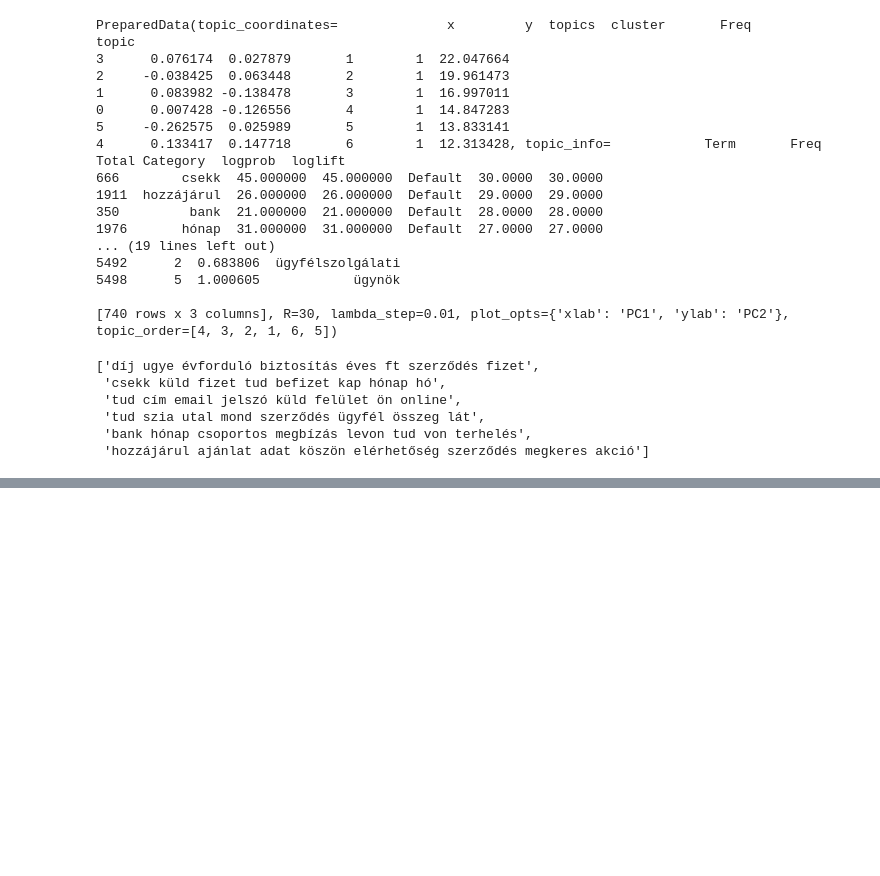
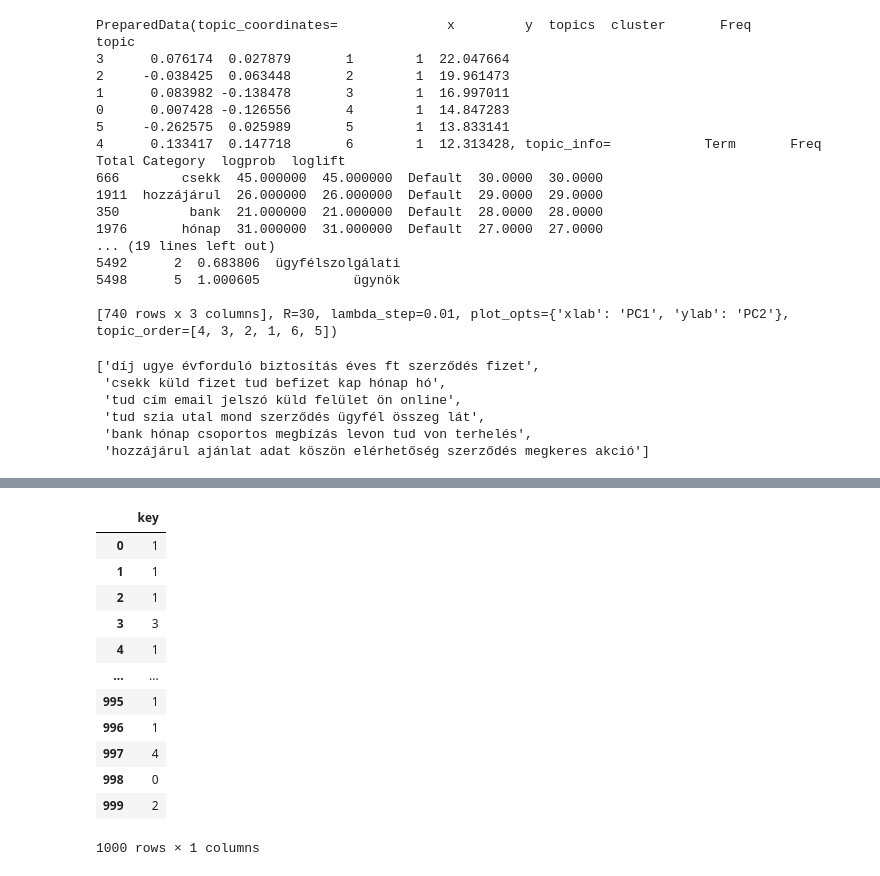
Before and after one commit to poorjanos/CCC-Topic-Modeling, a Jupyter notebook: notebooks/2.1-pj-nmf-1gram.ipynb, the cells around one changed output, grey strips where cells are left out. Cells and saved outputs as stored; diff of their text form; code cells hidden in the pictures; blank space fills up the shorter version.

```diff
--- a/notebooks/2.1-pj-nmf-1gram.ipynb
+++ b/notebooks/2.1-pj-nmf-1gram.ipynb
@@ -66,0 +78,11 @@ show_topics(H1)
+# %%
+tfidf = TfidfVectorizer(analyzer='word', tokenizer=lambda doc: doc, preprocessor = lambda doc: doc, token_pattern=None)
+dtm_tfidf = tfidf.fit_transform(df['tokenized_mults_extr'])
+vocab = np.array(tfidf.get_feature_names())
+
+nmf_tfidf = NMF(init='random', n_components=8, max_iter=100, random_state = 0)
+nmf_tfidf.fit(dtm_tfidf)
+
+pyLDAvis.enable_notebook()
+vis_nmf = pyLDAvis.sklearn.prepare(nmf_tfidf, dtm_tfidf, tfidf)
+vis_nmf
@@ -66,0 +107,5 @@ show_topics(H1)
+# %%
+W1 = nmf_tfidf.fit_transform(dtm_tfidf)
+H1 = nmf_tfidf.components_
+
+show_topics(H1, num_top_words = 8, vocab = vocab)
@@ -66,0 +127,4 @@ show_topics(H1)
+# %%
+W1_clean = W1[:, [0,2,3,6,7]]
+H1_clean = H1[[0,2,3,6,7], :]
+show_topics(H1_clean, num_top_words = 10, vocab = vocab)
@@ -66,0 +146,16 @@ show_topics(H1)
+# %%
+pd.DataFrame(W1_clean.argmax(axis = 1), columns = ['key'])
+# %% [output]
+|  | key |
+| 0 | 1 |
+| 1 | 1 |
+| 2 | 1 |
+| 3 | 3 |
+| 4 | 1 |
+| ... | ... |
+| 995 | 1 |
+| 996 | 1 |
+| 997 | 4 |
+| 998 | 0 |
+| 999 | 2 |
+1000 rows × 1 columns
```
Also changed, not shown: parts of 14 cells of this notebook, 1 other file.
